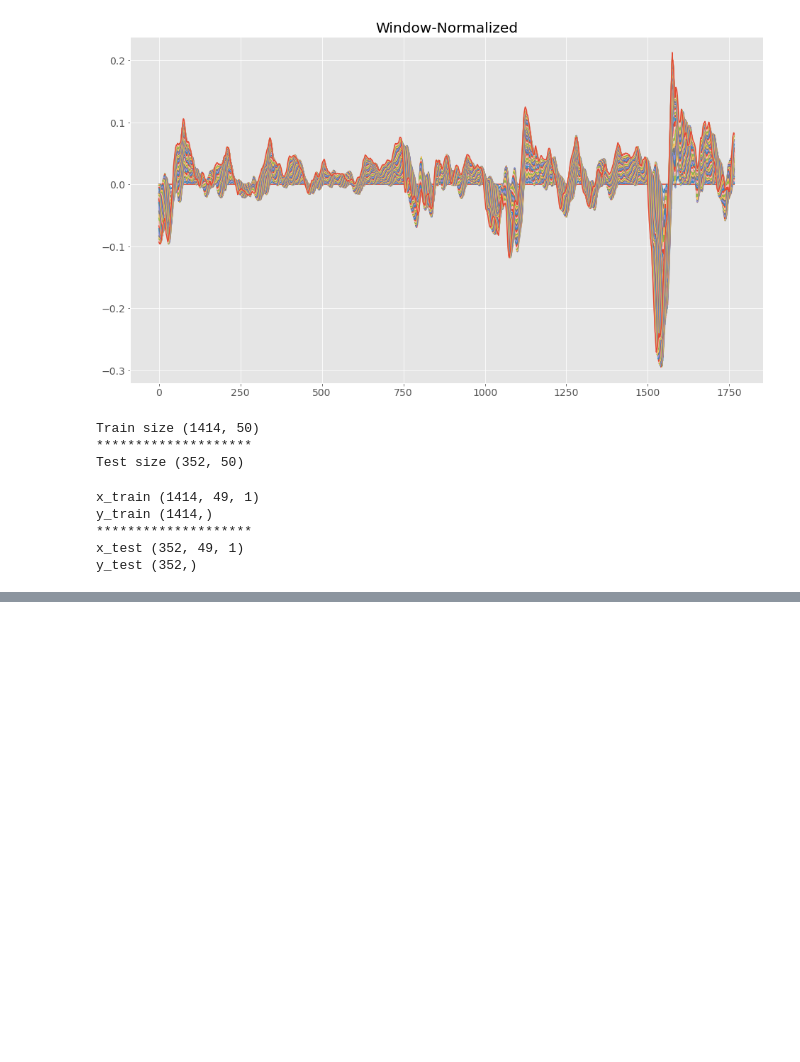
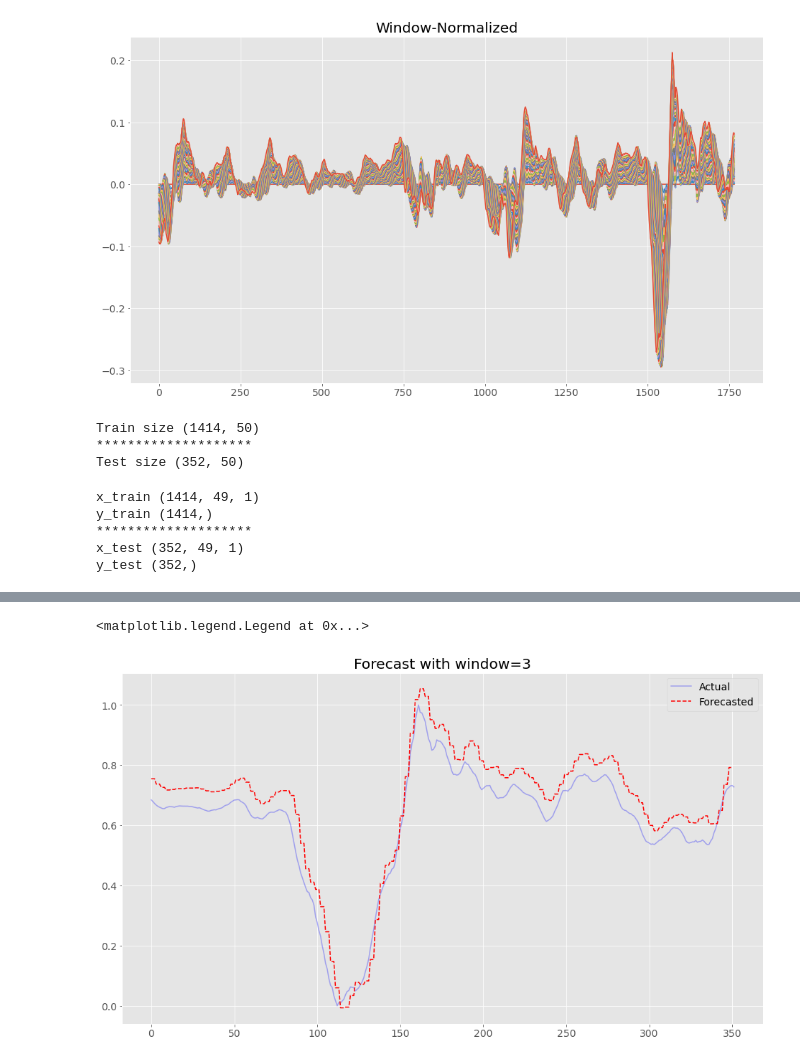
Before and after one commit to paulsok/kaggle, a Jupyter notebook: Time Series Forecasting with Yahoo Stock Price/yahoo.ipynb, the cells around one changed output, grey strips where cells are left out. Cells and saved outputs as stored; diff of their text form; code cells hidden in the pictures; blank space fills up the shorter version.

```diff
--- a/Time Series Forecasting with Yahoo Stock Price/yahoo.ipynb
+++ b/Time Series Forecasting with Yahoo Stock Price/yahoo.ipynb
@@ -223,0 +252,14 @@ dict_keys(['loss', 'val_loss'])
+# %%
+fig = plt.figure()
+ax = fig.add_subplot(111)
+
+ # plot actual
+ax.plot(y_test, label='Actual', c='blue',alpha=0.3)
+
+# plot forecasted
+plt.plot(np.array(prediction_list).flatten(), label='Forecasted', c='red',linestyle='--')
+plt.title("Forecast with window={}".format(predict_len))
+ax.legend()
+# %% [output]
+<matplotlib.legend.Legend at 0x...>
+[figure, added]
```
Also changed, not shown: parts of 6 cells of this notebook.
